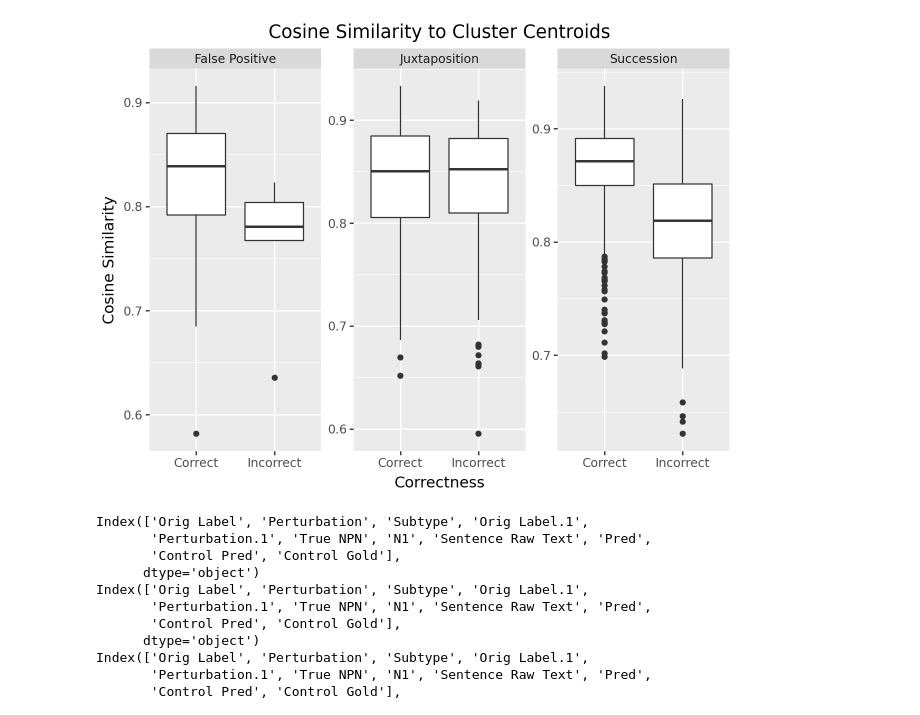
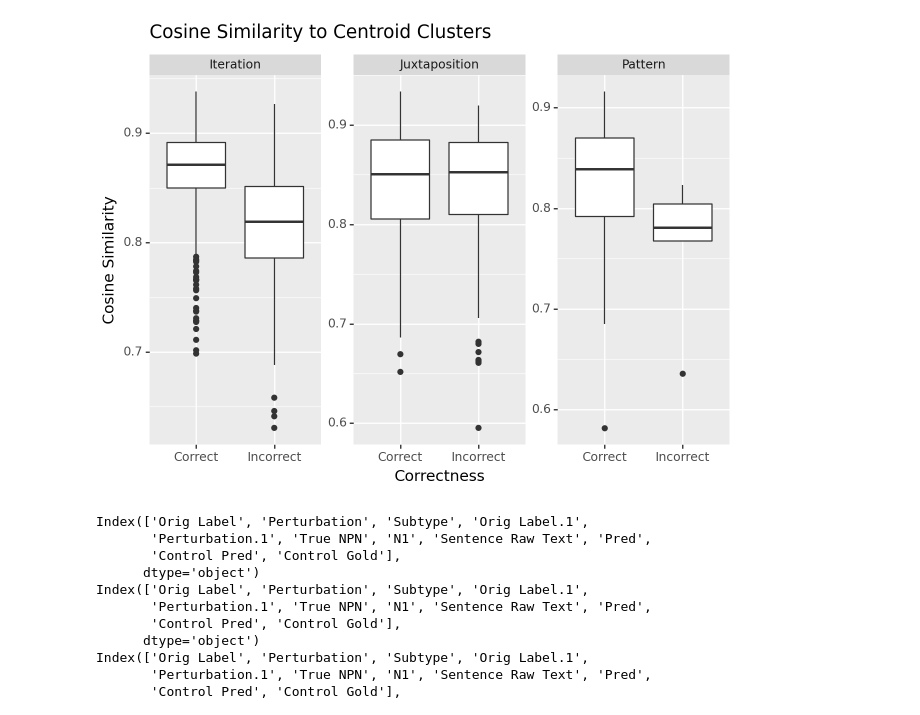
Before and after one commit to WesScivetti/NPN_probing, a Jupyter notebook: NPN_paper_visualizations_ml_final.ipynb, the cells around one changed output. Cells and saved outputs as stored; diff of their text form; code cells hidden in the pictures.

```diff
--- a/NPN_paper_visualizations_ml_final.ipynb
+++ b/NPN_paper_visualizations_ml_final.ipynb
@@ -43,16 +45,16 @@ incorrect_2s = list(sims_df.loc["I", 2])
 sims_df_vis = pd.DataFrame(columns=["Sim", "Subtype", "Correctness"])
 
 for num in correct_1s:
-  sims_df_vis.loc[len(sims_df_vis.index)] = [num, "Succession", "Correct"]
+  sims_df_vis.loc[len(sims_df_vis.index)] = [num, "Iteration", "Correct"]
 
 for num in incorrect_1s:
-  sims_df_vis.loc[len(sims_df_vis.index)] = [num, "Succession", "Incorrect"]
+  sims_df_vis.loc[len(sims_df_vis.index)] = [num, "Iteration", "Incorrect"]
 
 for num in correct_0s:
-  sims_df_vis.loc[len(sims_df_vis.index)] = [num, "False Positive", "Correct"]
+  sims_df_vis.loc[len(sims_df_vis.index)] = [num, "Pattern", "Correct"]
 
 for num in incorrect_0s:
-  sims_df_vis.loc[len(sims_df_vis.index)] = [num, "False Positive", "Incorrect"]
+  sims_df_vis.loc[len(sims_df_vis.index)] = [num, "Pattern", "Incorrect"]
 
 for num in correct_2s:
   sims_df_vis.loc[len(sims_df_vis.index)] = [num, "Juxtaposition", "Correct"]
@@ -62,15 +64,15 @@ for num in incorrect_2s:
 # %%
 #boxplot using facet wrap for the different subtypes
 plot = (
     ggplot(sims_df_vis, aes(x='Correctness', y='Sim')) +
     geom_boxplot() +
     facet_wrap('~ Subtype', scales='free') +  # Using facet_wrap to create separate plots for each set
-    labs(title='Cosine Similarity to Cluster Centroids', x='Correctness', y='Cosine Similarity')
+    labs(title='Cosine Similarity to Centroid Clusters', x='Correctness', y='Cosine Similarity')
 )
 
 print(plot)
 # %% [output]
-[figure, old version]
+[figure, new version]
 # %%
 from glob import glob
 # %%
```
Also changed, not shown: parts of 2 cells of this notebook, 4 other files.
